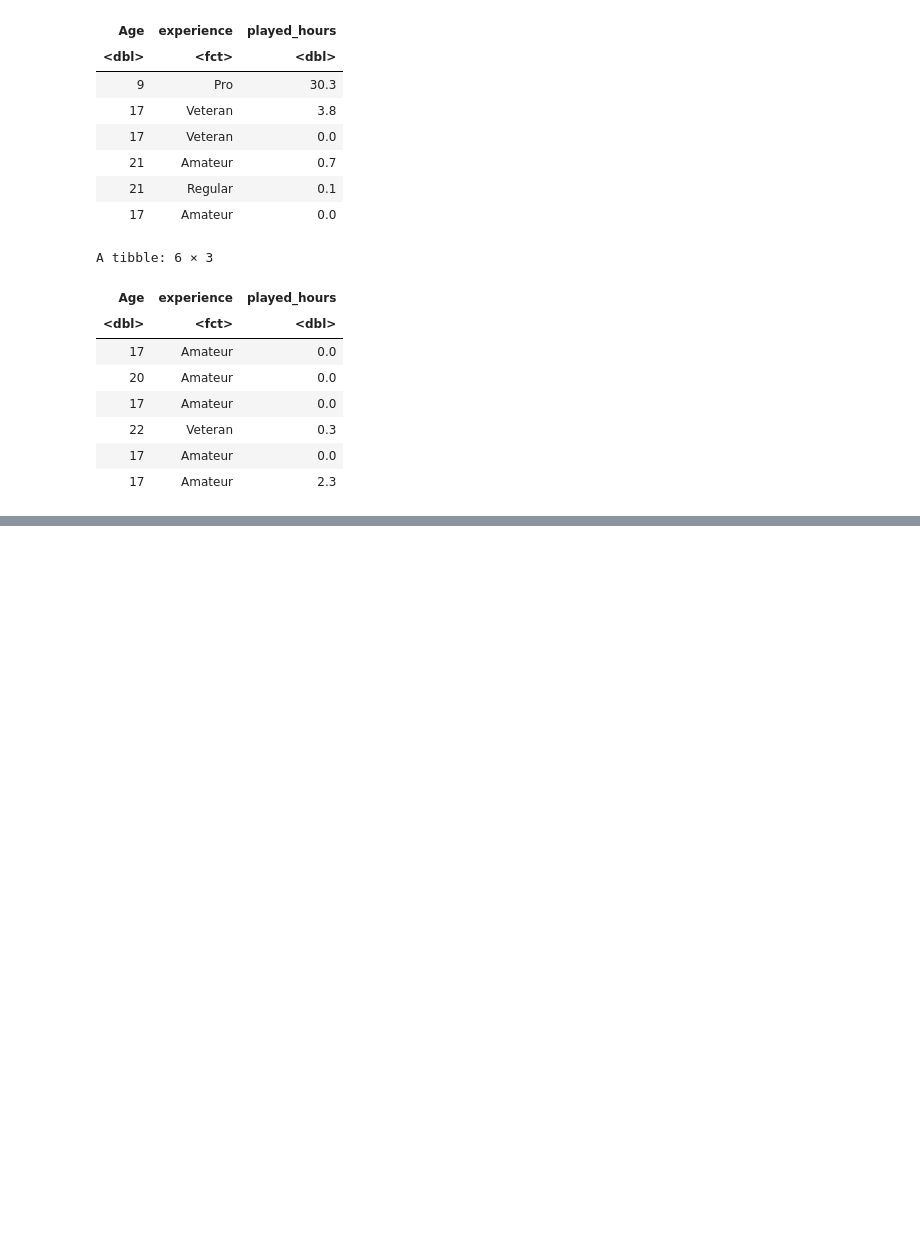
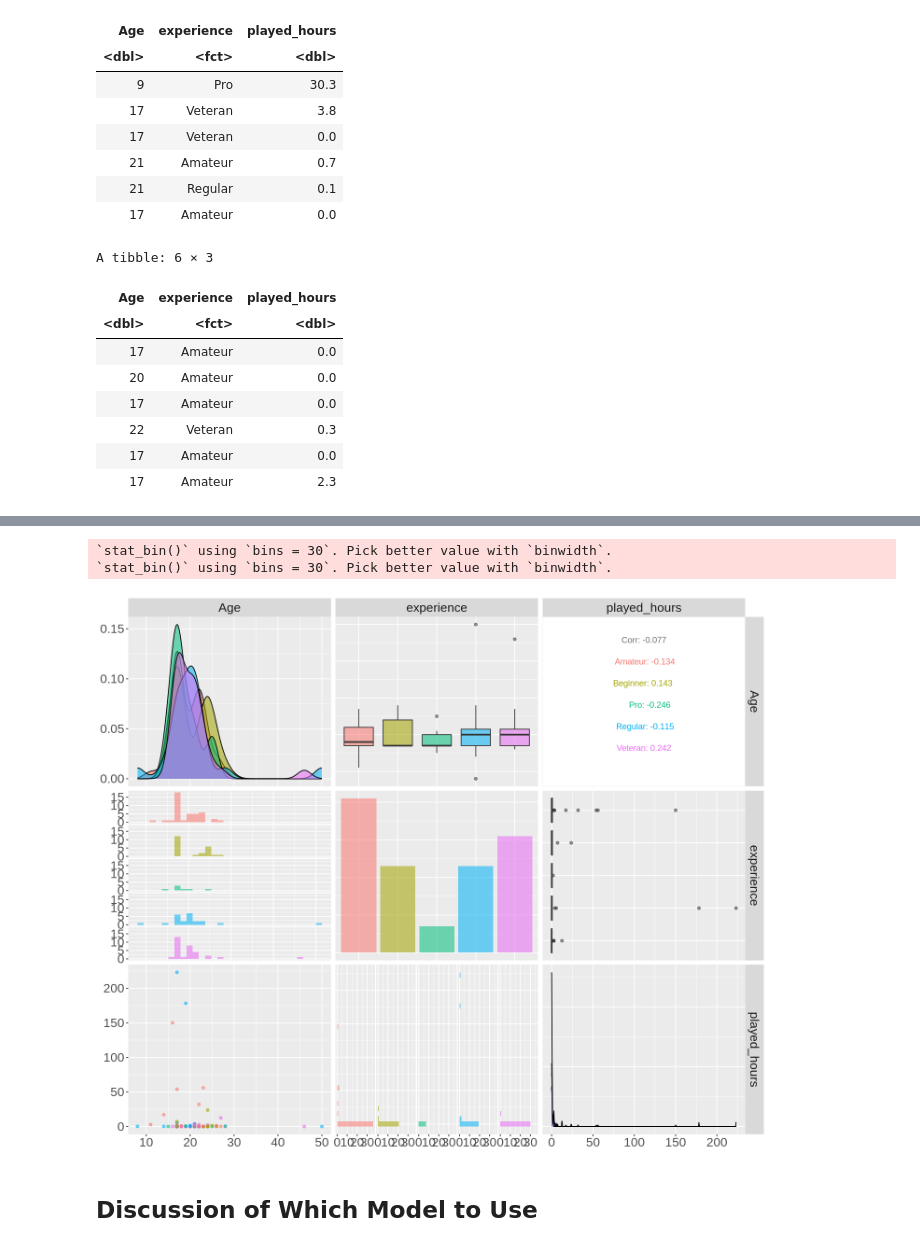
Before and after one commit to OliviaC-2/Group_project_player, a Jupyter notebook: Group_project.ipynb, the cells around one changed output, grey strips where cells are left out. Saved outputs shown, nothing was run; the diff lists cells and outputs as text; code cells hidden in the pictures; blank space fills up the shorter version.

```diff
--- a/Group_project.ipynb
+++ b/Group_project.ipynb
@@ -116,0 +137,12 @@ A tibble: 6 × 3
+# %%
+players_pairplot <- players_train |>
+ggpairs(mapping = aes(alpha = 0.4, colour = experience)) +
+theme(text = element_text(size = 20))
+
+players_pairplot
+# %% [output]
+`stat_bin()` using `bins = 30`. Pick better value with `binwidth`.
+`stat_bin()` using `bins = 30`. Pick better value with `binwidth`.
+[figure, added]
+# %% [markdown]
+## Discussion of Which Model to Use
```
Also changed, not shown: parts of 7 cells of this notebook.
